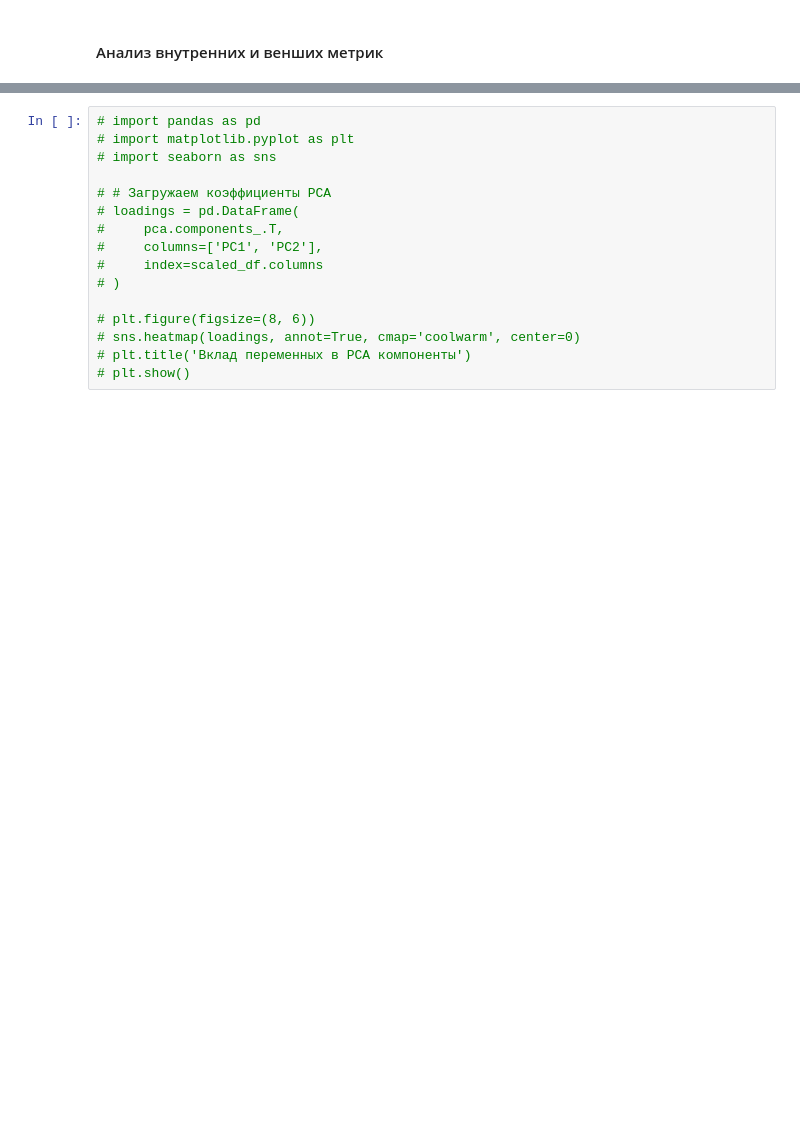
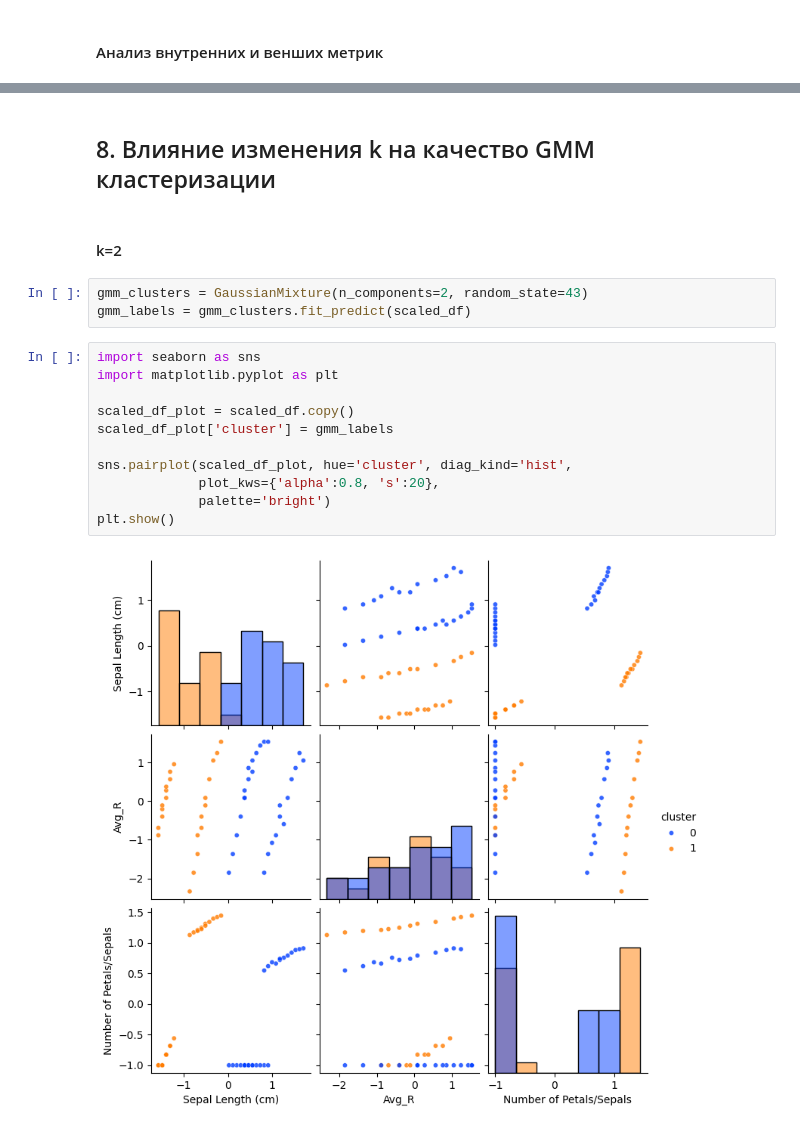
Before and after one commit to DenixSaw/ML-labs-NSTU, a Jupyter notebook: report.ipynb, the cells around one changed output, grey strips where cells are left out. Drawn from its saved outputs; the diff is of its cells as text; blank space fills up the shorter version.

```diff
--- a/report.ipynb
+++ b/report.ipynb
@@ -749,16 +820,20 @@ Fowlkes-Mallows Index: 0.8460221183027866
-# %%
-# import pandas as pd
-# import matplotlib.pyplot as plt
-# import seaborn as sns
-
-# # Загружаем коэффициенты PCA
-# loadings = pd.DataFrame(
-#     pca.components_.T,
-#     columns=['PC1', 'PC2'],
-#     index=scaled_df.columns
-# )
-
-# plt.figure(figsize=(8, 6))
-# sns.heatmap(loadings, annot=True, cmap='coolwarm', center=0)
-# plt.title('Вклад переменных в PCA компоненты')
-# plt.show()
+# %% [markdown]
+## 8. Влияние изменения k на качество GMM кластеризации
+# %% [markdown]
+#### k=2
+# %%
+gmm_clusters = GaussianMixture(n_components=2, random_state=43)
+gmm_labels = gmm_clusters.fit_predict(scaled_df)
+# %%
+import seaborn as sns
+import matplotlib.pyplot as plt
+
+scaled_df_plot = scaled_df.copy()
+scaled_df_plot['cluster'] = gmm_labels
+
+sns.pairplot(scaled_df_plot, hue='cluster', diag_kind='hist',
+             plot_kws={'alpha':0.8, 's':20},
+             palette='bright')
+plt.show()
+# %% [output]
+[figure, added]
```
Also changed, not shown: parts of 17 cells of this notebook, 1 other file.
